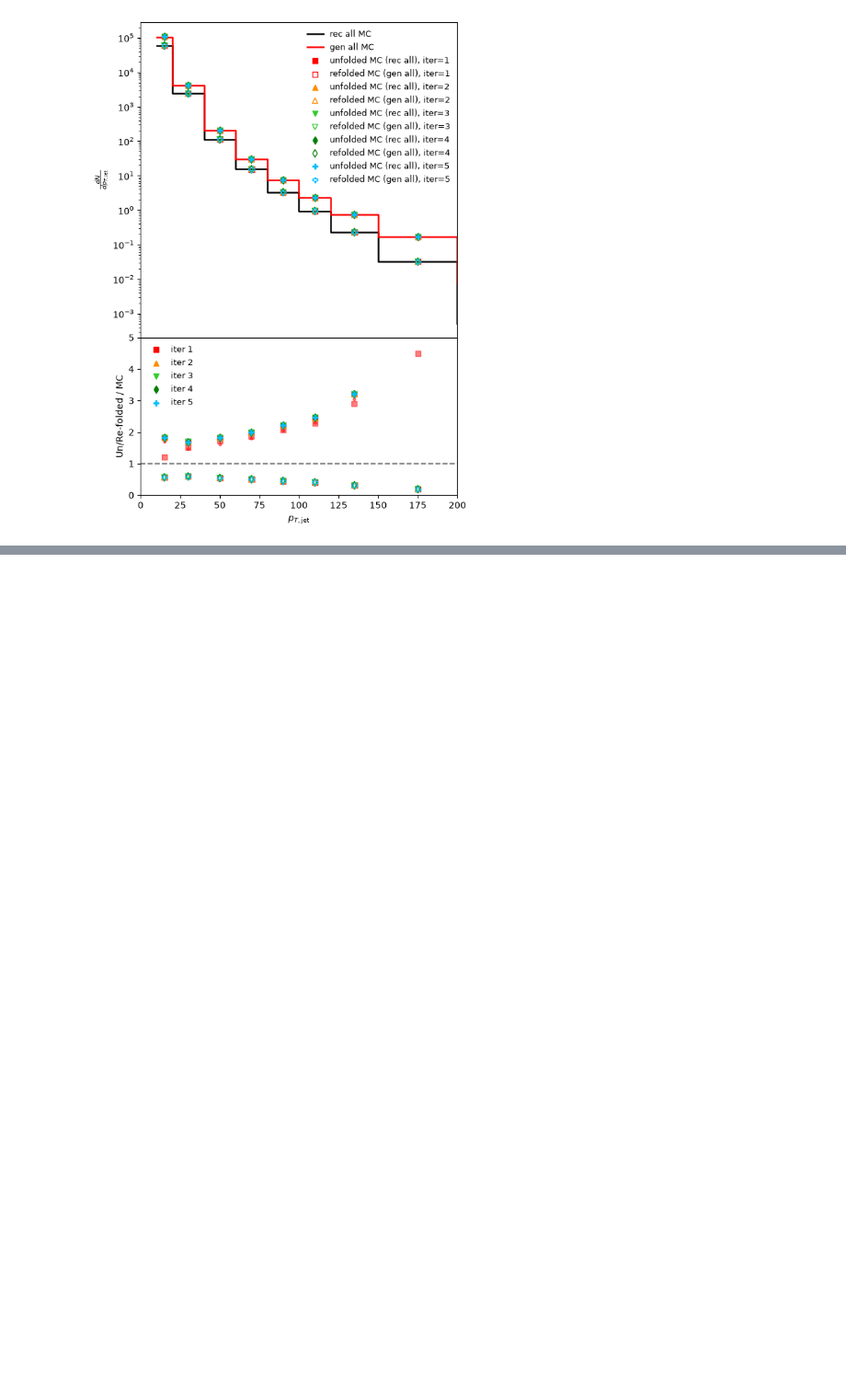
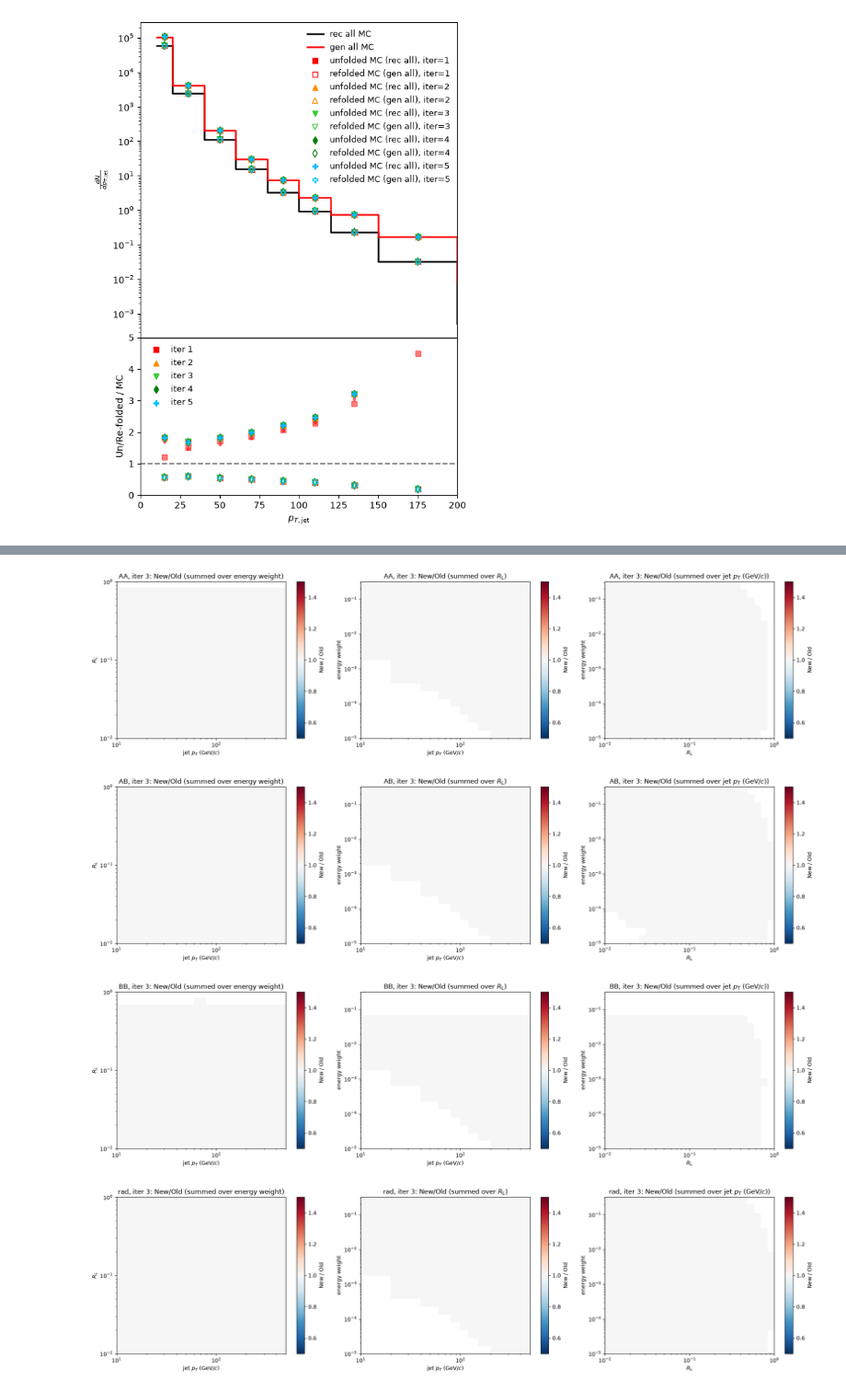
Before and after one commit to y-song/alian, a Jupyter notebook: decoding_histograms.ipynb, the cells around one changed output, grey strips where cells are left out. Shown at 92% size. Cells and saved outputs as stored; diff of their text form; code cells hidden in the pictures; blank space fills up the shorter version.

```diff
--- a/decoding_histograms.ipynb
+++ b/decoding_histograms.ipynb
@@ -903,0 +1014,31 @@ plt.show()
+# %%
+def ratio_maps(lab, it=3, vmin=0.5, vmax=1.5):
+    vo, _, edges = load_unf(f_old, lab, it)
+    vn, _, _     = load_unf(f_new, lab, it)
+
+    pairs = [(0, 1), (0, 2), (1, 2)]   # (x-axis, y-axis); the remaining axis is summed
+    fig, axs = plt.subplots(1, 3, figsize=(19, 5))
+    norm = TwoSlopeNorm(vmin=vmin, vcenter=1.0, vmax=vmax)
+
+    for ax, (ax_x, ax_y) in zip(axs, pairs):
+        summed = 3 - ax_x - ax_y
+        r = ratio(vn.sum(axis=summed), vo.sum(axis=summed))   # shape (n_ax_x, n_ax_y)
+        pc = ax.pcolormesh(edges[ax_x], edges[ax_y], r.T, cmap='RdBu_r', norm=norm, shading='flat')
+        if log_x[ax_x]: ax.set_xscale('log')
+        if log_x[ax_y]: ax.set_yscale('log')
+        ax.set_xlabel(axis_names[ax_x])
+        ax.set_ylabel(axis_names[ax_y])
+        ax.set_title(f"{lab}, iter {it}: New/Old (summed over {axis_names[summed]})")
+        fig.colorbar(pc, ax=ax, label="New / Old")
+
+    fig.tight_layout()
+    plt.show()
+
+
+for lab in labels:
+    ratio_maps(lab, it=3)
+# %% [output]
+[figure, added]
+[figure, added]
+[figure, added]
+[figure, added]
```
Also changed, not shown: parts of 7 cells of this notebook, 11 other files.
